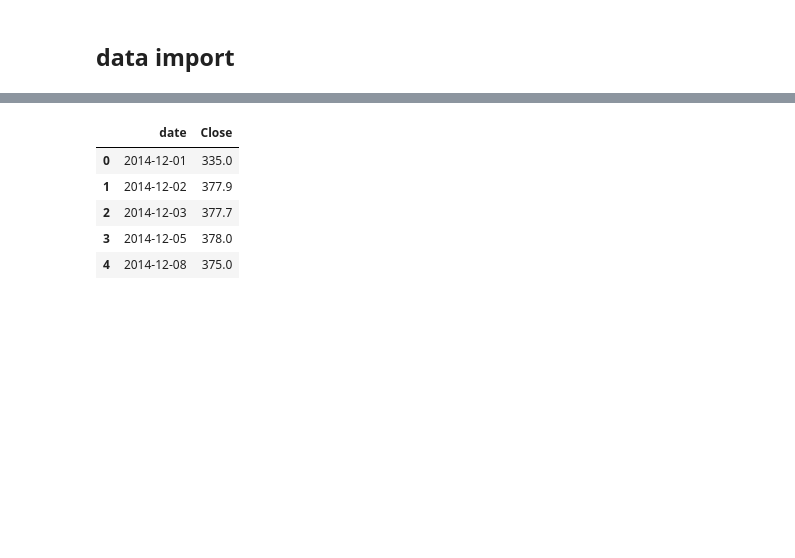
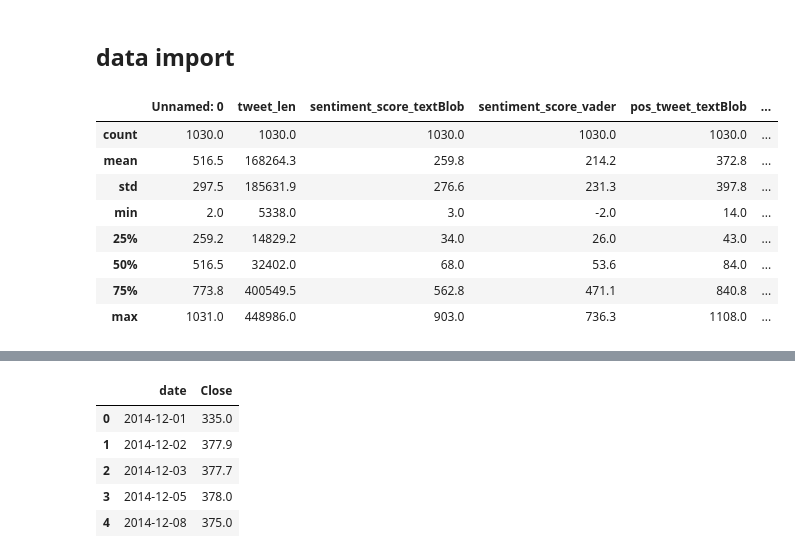
Before and after one commit to JeffreyJackovich/bitcoin-prediction-using-sentiment, a Jupyter notebook: tensor_flow-linear-regressor.ipynb, the cells around one changed output, grey strips where cells are left out. Drawn from its saved outputs; the diff is of its cells as text; code cells hidden in the pictures; blank space fills up the shorter version.

```diff
--- a/tensor_flow-linear-regressor.ipynb
+++ b/tensor_flow-linear-regressor.ipynb
@@ -47,3 +51,15 @@ tweet_df = pd.read_csv('data/processed_tweet_data.csv')
+# %%
+tweet_df.describe()
+# %% [output]
+|  | Unnamed: 0 | tweet_len | sentiment_score_textBlob | sentiment_score_vader | pos_tweet_textBlob | ... |
+| count | 1030.0 | 1030.0 | 1030.0 | 1030.0 | 1030.0 | ... |
+| mean | 516.5 | 168264.3 | 259.8 | 214.2 | 372.8 | ... |
+| std | 297.5 | 185631.9 | 276.6 | 231.3 | 397.8 | ... |
+| min | 2.0 | 5338.0 | 3.0 | -2.0 | 14.0 | ... |
+| 25% | 259.2 | 14829.2 | 34.0 | 26.0 | 43.0 | ... |
+| 50% | 516.5 | 32402.0 | 68.0 | 53.6 | 84.0 | ... |
+| 75% | 773.8 | 400549.5 | 562.8 | 471.1 | 840.8 | ... |
+| max | 1031.0 | 448986.0 | 903.0 | 736.3 | 1108.0 | ... |
 # %%
 #tweet_df.head()
 tweet_df = tweet_df.drop(columns='Unnamed: 0')
```
Also changed, not shown: parts of 16 cells of this notebook, 2 other files.
